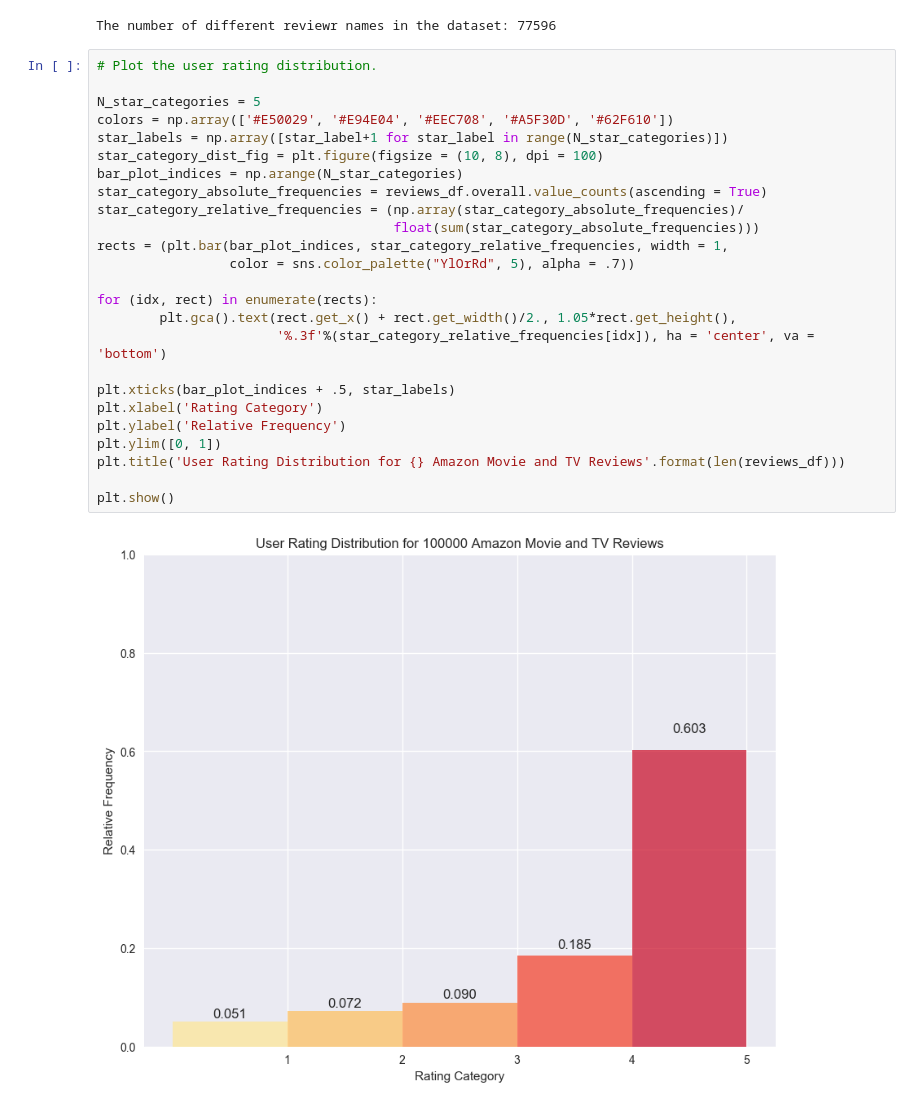
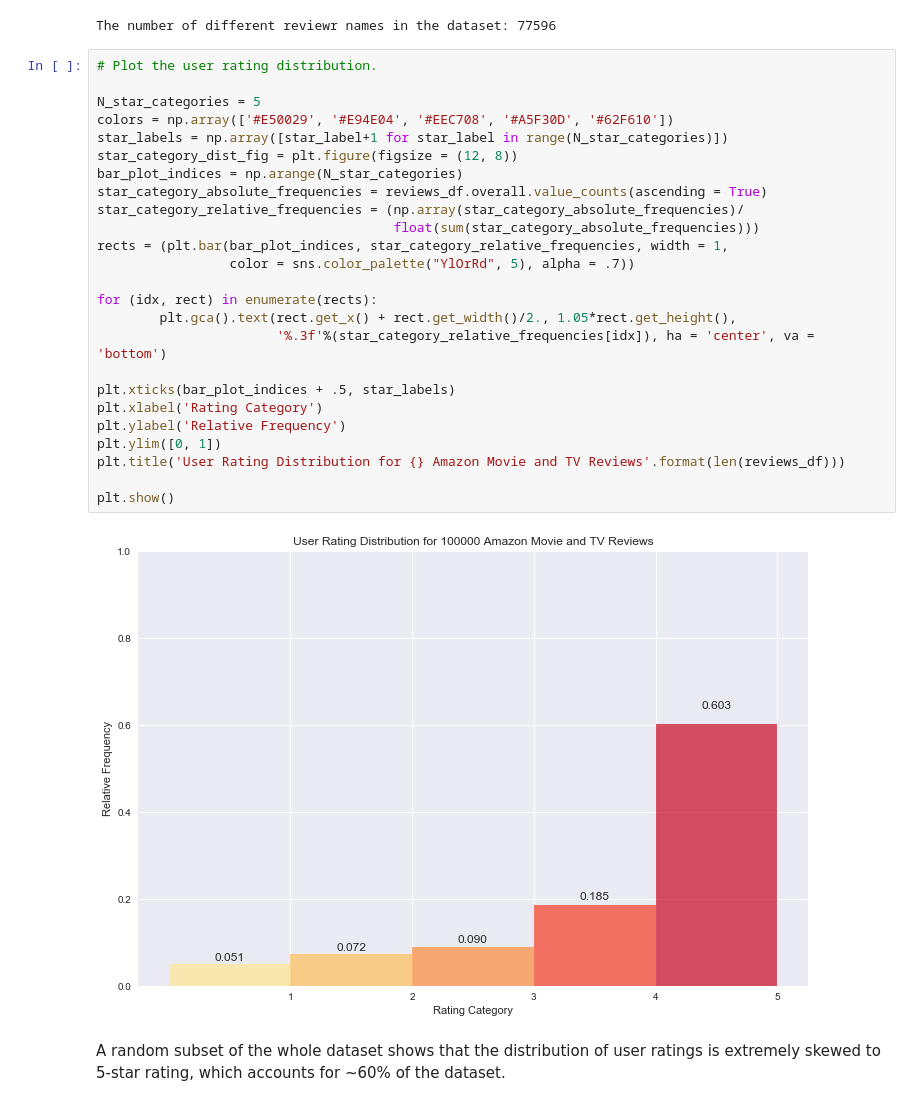
Before and after one commit to RLee12/IMDB-Movie-Recommendation, a Jupyter notebook: Movie Recommendation System.ipynb, the cells around one changed output. Drawn from its saved outputs; the diff is of its cells as text.

```diff
--- a/Movie Recommendation System.ipynb
+++ b/Movie Recommendation System.ipynb
@@ -60,30 +60,32 @@ The number of different reviewr names in the dataset: 77596
 # %%
 # Plot the user rating distribution.
 
 N_star_categories = 5
 colors = np.array(['#E50029', '#E94E04', '#EEC708', '#A5F30D', '#62F610'])
 star_labels = np.array([star_label+1 for star_label in range(N_star_categories)])
-star_category_dist_fig = plt.figure(figsize = (10, 8), dpi = 100)
+star_category_dist_fig = plt.figure(figsize = (12, 8))
 bar_plot_indices = np.arange(N_star_categories)
 star_category_absolute_frequencies = reviews_df.overall.value_counts(ascending = True)
 star_category_relative_frequencies = (np.array(star_category_absolute_frequencies)/
                                       float(sum(star_category_absolute_frequencies)))
 rects = (plt.bar(bar_plot_indices, star_category_relative_frequencies, width = 1,
                  color = sns.color_palette("YlOrRd", 5), alpha = .7))
 
 for (idx, rect) in enumerate(rects):
         plt.gca().text(rect.get_x() + rect.get_width()/2., 1.05*rect.get_height(),
                        '%.3f'%(star_category_relative_frequencies[idx]), ha = 'center', va = 'bottom')
 
 plt.xticks(bar_plot_indices + .5, star_labels)
 plt.xlabel('Rating Category')
 plt.ylabel('Relative Frequency')
 plt.ylim([0, 1])
 plt.title('User Rating Distribution for {} Amazon Movie and TV Reviews'.format(len(reviews_df)))
 
 plt.show()
 # %% [output]
-[figure, old version]
+[figure, new version]
+# %% [markdown]
+<font size="+0.5">A random subset of the whole dataset shows that the distribution of user ratings is extremely skewed to 5-star rating, which accounts for ~60% of the dataset.</font>
 # %%
 reviewText_df = pd.DataFrame()
 reviewText_df["reviewText"] = reviews_df["reviewText"]
```
Also changed, not shown: parts of 3 cells of this notebook.
